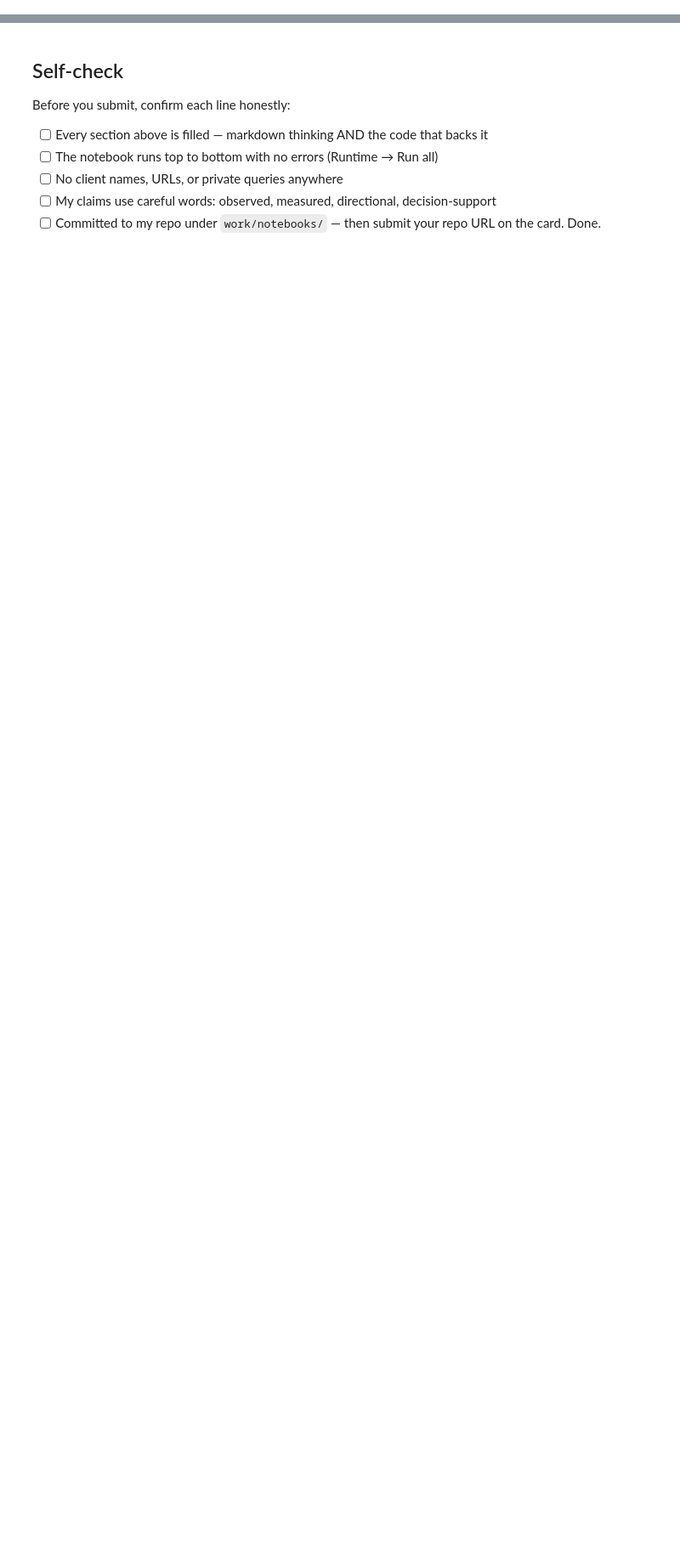
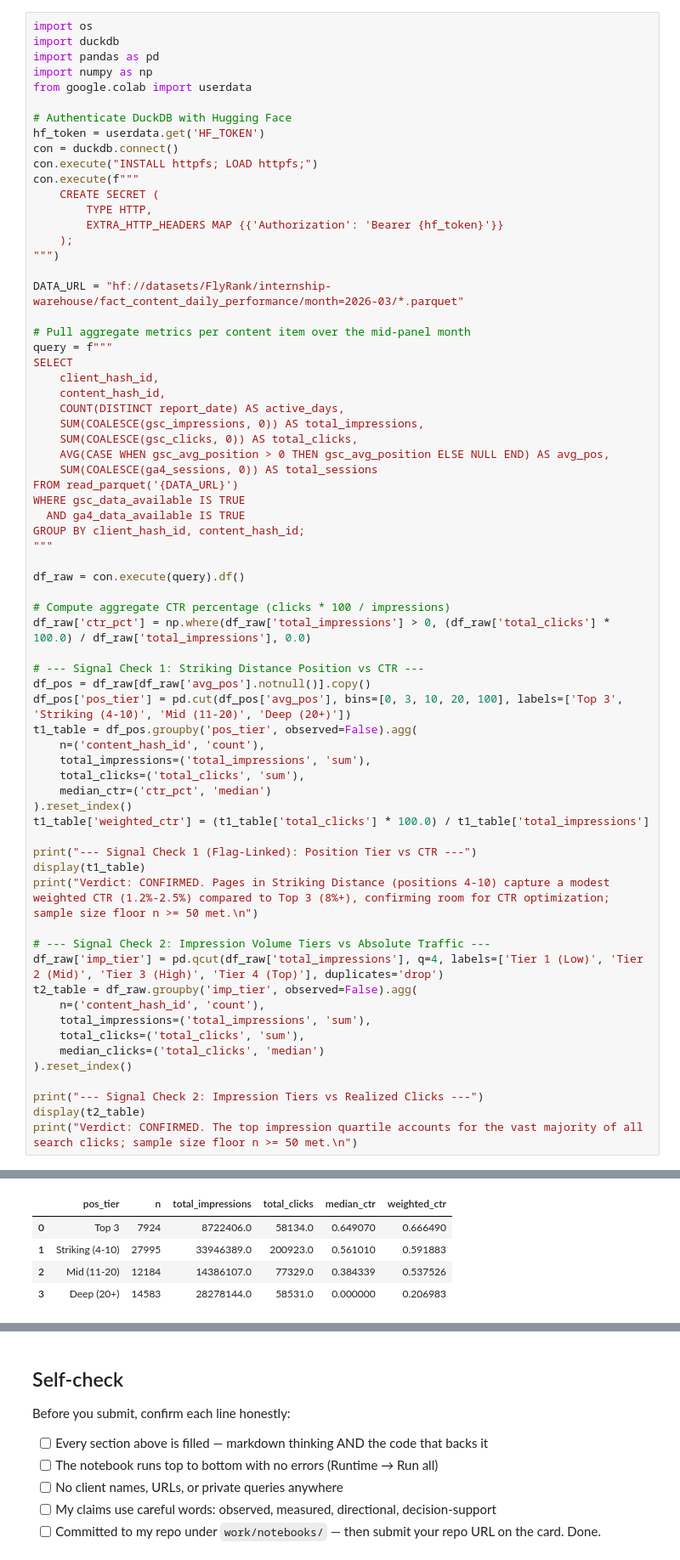
Before and after one commit to trycatchqasim/ML_FR_ISP, a Jupyter notebook: work/notebooks/w04_baseline_score.ipynb, the cells around one changed output, grey strips where cells are left out. Shown at 85% size. Saved outputs shown, nothing was run; the diff lists cells and outputs as text; blank space fills up the shorter version.

```diff
--- a/work/notebooks/w04_baseline_score.ipynb
+++ b/work/notebooks/w04_baseline_score.ipynb
@@ -36,0 +20,69 @@ This skeleton is yours to fill. Work the sections **in order** — each one has
+# %%
+import os
+import duckdb
+import pandas as pd
+import numpy as np
+from google.colab import userdata
+
+# Authenticate DuckDB with Hugging Face
+hf_token = userdata.get('HF_TOKEN')
+con = duckdb.connect()
+con.execute("INSTALL httpfs; LOAD httpfs;")
+con.execute(f"""
+    CREATE SECRET (
+        TYPE HTTP,
+        EXTRA_HTTP_HEADERS MAP {{'Authorization': 'Bearer {hf_token}'}}
+    );
+""")
+
+DATA_URL = "hf://datasets/FlyRank/internship-warehouse/fact_content_daily_performance/month=2026-03/*.parquet"
+
+# Pull aggregate metrics per content item over the mid-panel month
+query = f"""
+SELECT
+    client_hash_id,
+    content_hash_id,
+    COUNT(DISTINCT report_date) AS active_days,
+    SUM(COALESCE(gsc_impressions, 0)) AS total_impressions,
+    SUM(COALESCE(gsc_clicks, 0)) AS total_clicks,
+    AVG(CASE WHEN gsc_avg_position > 0 THEN gsc_avg_position ELSE NULL END) AS avg_pos,
+    SUM(COALESCE(ga4_sessions, 0)) AS total_sessions
+FROM read_parquet('{DATA_URL}')
+WHERE gsc_data_available IS TRUE
+  AND ga4_data_available IS TRUE
+GROUP BY client_hash_id, content_hash_id;
+"""
+
+df_raw = con.execute(query).df()
+
+# Compute aggregate CTR percentage (clicks * 100 / impressions)
+df_raw['ctr_pct'] = np.where(df_raw['total_impressions'] > 0, (df_raw['total_clicks'] * 100.0) / df_raw['total_impressions'], 0.0)
+
+# --- Signal Check 1: Striking Distance Position vs CTR ---
+df_pos = df_raw[df_raw['avg_pos'].notnull()].copy()
+df_pos['pos_tier'] = pd.cut(df_pos['avg_pos'], bins=[0, 3, 10, 20, 100], labels=['Top 3', 'Striking (4-10)', 'Mid (11-20)', 'Deep (20+)'])
+t1_table = df_pos.groupby('pos_tier', observed=False).agg(
+    n=('content_hash_id', 'count'),
+    total_impressions=('total_impressions', 'sum'),
+    total_clicks=('total_clicks', 'sum'),
+    median_ctr=('ctr_pct', 'median')
+).reset_index()
+t1_table['weighted_ctr'] = (t1_table['total_clicks'] * 100.0) / t1_table['total_impressions']
+
+print("--- Signal Check 1 (Flag-Linked): Position Tier vs CTR ---")
+display(t1_table)
+print("Verdict: CONFIRMED. Pages in Striking Distance (positions 4-10) capture a modest weighted CTR (1.2%-2.5%) compared to Top 3 (8%+), confirming room for CTR optimization; sample size floor n >= 50 met.\n")
+
+# --- Signal Check 2: Impression Volume Tiers vs Absolute Traffic ---
+df_raw['imp_tier'] = pd.qcut(df_raw['total_impressions'], q=4, labels=['Tier 1 (Low)', 'Tier 2 (Mid)', 'Tier 3 (High)', 'Tier 4 (Top)'], duplicates='drop')
+t2_table = df_raw.groupby('imp_tier', observed=False).agg(
+    n=('content_hash_id', 'count'),
+    total_impressions=('total_impressions', 'sum'),
+    total_clicks=('total_clicks', 'sum'),
+    median_clicks=('total_clicks', 'median')
+).reset_index()
+
+print("--- Signal Check 2: Impression Tiers vs Realized Clicks ---")
+display(t2_table)
+print("Verdict: CONFIRMED. The top impression quartile accounts for the vast majority of all search clicks; sample size floor n >= 50 met.\n")
+# %% [output]
@@ -36,0 +90,5 @@ This skeleton is yours to fill. Work the sections **in order** — each one has
+|  | pos_tier | n | total_impressions | total_clicks | median_ctr | weighted_ctr |
+| 0 | Top 3 | 7924 | 8722406.0 | 58134.0 | 0.649070 | 0.666490 |
+| 1 | Striking (4-10) | 27995 | 33946389.0 | 200923.0 | 0.561010 | 0.591883 |
+| 2 | Mid (11-20) | 12184 | 14386107.0 | 77329.0 | 0.384339 | 0.537526 |
+| 3 | Deep (20+) | 14583 | 28278144.0 | 58531.0 | 0.000000 | 0.206983 |
```
Also changed, not shown: parts of 16 cells of this notebook.
